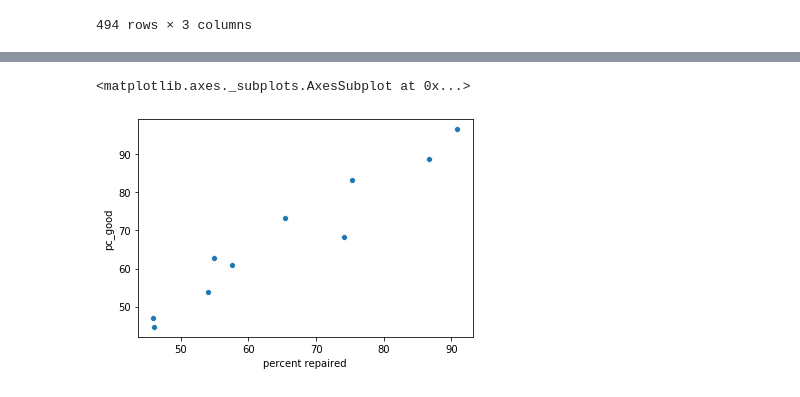
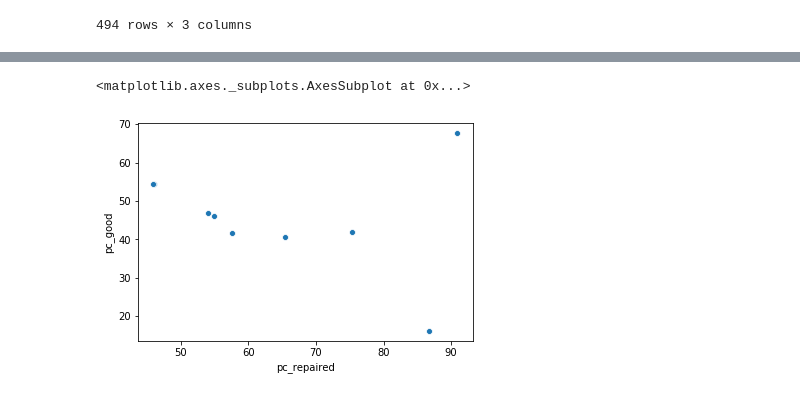
Before and after one commit to JeanMILPIED/Repair, a Jupyter notebook: Repair_cafe.ipynb, the cells around one changed output, grey strips where cells are left out. Drawn from its saved outputs; the diff is of its cells as text; code cells hidden in the pictures.

```diff
--- a/Repair_cafe.ipynb
+++ b/Repair_cafe.ipynb
@@ -481,14 +588,14 @@ from sklearn.preprocessing import MinMaxScaler
 from sklearn import preprocessing
 le = preprocessing.LabelEncoder()
 train_good=data_set_final_ML_good_2
-X=train_good.drop(['Repaired: yes/half/no','Repaired_label'],axis=1)
+X=train_good.drop(['Repaired: yes/half/no','Repaired_label','Repaired: yes/half/no_counts','Repaired_label_counts'],axis=1)
 scaler = MinMaxScaler()
 X_scale=scaler.fit_transform(X.values)
 #print(X.columns)
 print(X_scale.shape)
 Y=le.fit_transform(train_good['Repaired_label'])
 print(Y.shape)
-X_train,X_test,y_train,y_test=train_test_split(X_scale,Y,test_size=0.2,random_state=2019)
+X_train,X_test,y_train,y_test=train_test_split(X_scale,Y,test_size=0.3,random_state=2012)
 print(X_train.shape, X_test.shape,y_train.shape,y_test.shape)
 print(y_test.dtype)
 # %% [output]
@@ -513,9 +620,10 @@ from sklearn.metrics import accuracy_score
 from sklearn.metrics import roc_curve
 from sklearn.metrics import auc
 
-gb = GradientBoostingClassifier(n_estimators=5, random_state=2018)
-rf = RandomForestClassifier(n_estimators=8, max_depth=3,min_samples_split=10,random_state=2018)
-knn = KNeighborsClassifier(n_neighbors=5)
+gb = GradientBoostingClassifier(n_estimators=25, random_state=2018)
+rf = RandomForestClassifier(n_estimators=10, max_depth=5,min_samples_split=2,random_state=2012)
+knn = KNeighborsClassifier(n_neighbors=20,weights='distance')
+nn = MLPClassifier((50,50,50),early_stopping=False, max_iter=200, random_state=2010, solver="lbfgs")
 
 Results = pd.DataFrame({'Model': [],'Accuracy Score': []})
 
@@ -537,6 +645,12 @@ res = pd.DataFrame({"Model":['KNeighborsClassifier'],
                     "Accuracy Score": [accuracy_score(Y_pred,y_test)]})
 Results = Results.append(res)
 
+nn.fit(X_train, y_train)
+Y_pred= nn.predict(X_test)
+res = pd.DataFrame({"Model":['NeuralNetwork'],
+                    "Accuracy Score": [accuracy_score(Y_pred,y_test)]})
+Results = Results.append(res)
+
 Results
 # %% [output]
 |  | Model | Accuracy Score |
@@ -597,7 +712,12 @@ plt.show
 # %%
 #where do the bad prediction lay?
-data_set_final_ML_good["predicted"]=rf.predict(X)
-data_set_final_ML_good["good_prediction_status"]=["good" if int(data_set_final_ML_good_2.iloc[i,-2])==int(data_set_final_ML_good_2.iloc[i,6]) else "bad" for i in range(data_set_final_ML_good_2.shape[0])]
+data_set_final_ML_good["predicted"]=nn.predict(X)
+
+data_set_final_ML_good["good_prediction_status"]=["good" if int(data_set_final_ML_good.iloc[i,data_set_final_ML_good.columns.get_loc("Repaired_label")])==int(data_set_final_ML_good.iloc[i,data_set_final_ML_good.columns.get_loc("predicted")]) else "bad" for i in range(data_set_final_ML_good_2.shape[0])]
 #data_set_final_ML_good[data_set_final_ML_good["good_prediction_status"]=="bad"].tail(20)
-data_set_final_ML_good.groupby(by="predicted").count().iloc[:,0]
+#print(data_set_final_ML_good.groupby(by="good_prediction_status").count().iloc[:,0])
+data_set_final_ML_good.head(5)
+#print(data_set_final_ML_good.groupby(by="predicted").count().iloc[:,0])
+print(data_set_final_ML_good[data_set_final_ML_good["predicted"]==0].groupby(by="Category").count().iloc[:,-1])
+print(data_set_final_ML_good[data_set_final_ML_good["predicted"]==0].shape)
 # %% [output]
@@ -612,7 +740,13 @@ data_set_ML_predict_success = data_set_final_ML_good.groupby(by=["Category","goo
 data_set_ML_predict_success=data_set_ML_predict_success.pivot(values = "Kind of product", columns="good_prediction_status", index="Category")
 data_set_ML_predict_success.loc[:,"pc_good"]=round(data_set_ML_predict_success["good"]/(data_set_ML_predict_success["bad"]+data_set_ML_predict_success["good"])*100,1)
 data_set_ML_predict_success.sort_values(by="pc_good", ascending= False)
-data_set_ML_predict_success_final=pd.merge(data_repair_success_C,data_set_ML_predict_success, how="left", on="Category")
-data_set_ML_predict_success_final=data_set_ML_predict_success_final.drop("Category", axis=0)
-data_set_ML_predict_success_final
+
+
+data_repair_success_C_2=data_set_final_2.groupby(by=["Category","Repaired: yes/half/no"]).count().iloc[:,0].sort_values(ascending=False).reset_index()
+data_repair_success_C_2=data_repair_success_C_2.pivot(values="Registration number", columns="Repaired: yes/half/no", index="Category")
+data_repair_success_C_2["total"]=data_repair_success_C_2.sum(axis=1)
+data_repair_success_C_2["pc_repaired"]=round(data_repair_success_C_2["yes"]/data_repair_success_C_2["total"]*100,1)
+
+data_repair_success_C_final=pd.merge(data_repair_success_C_2,data_set_ML_predict_success, how="left", on="Category")
+data_repair_success_C_final
 # %% [output]
@@ -633,5 +768,5 @@ data_set_ML_predict_success_final
 # %%
-sns.scatterplot(x="percent repaired",y="pc_good", data=data_set_ML_predict_success_final)
+sns.scatterplot(x="pc_repaired",y="pc_good", data=data_repair_success_C_final)
 # %% [output]
 <matplotlib.axes._subplots.AxesSubplot at 0x...>
-[figure, old version]
+[figure, new version]
```
Also changed, not shown: parts of 23 cells of this notebook.
